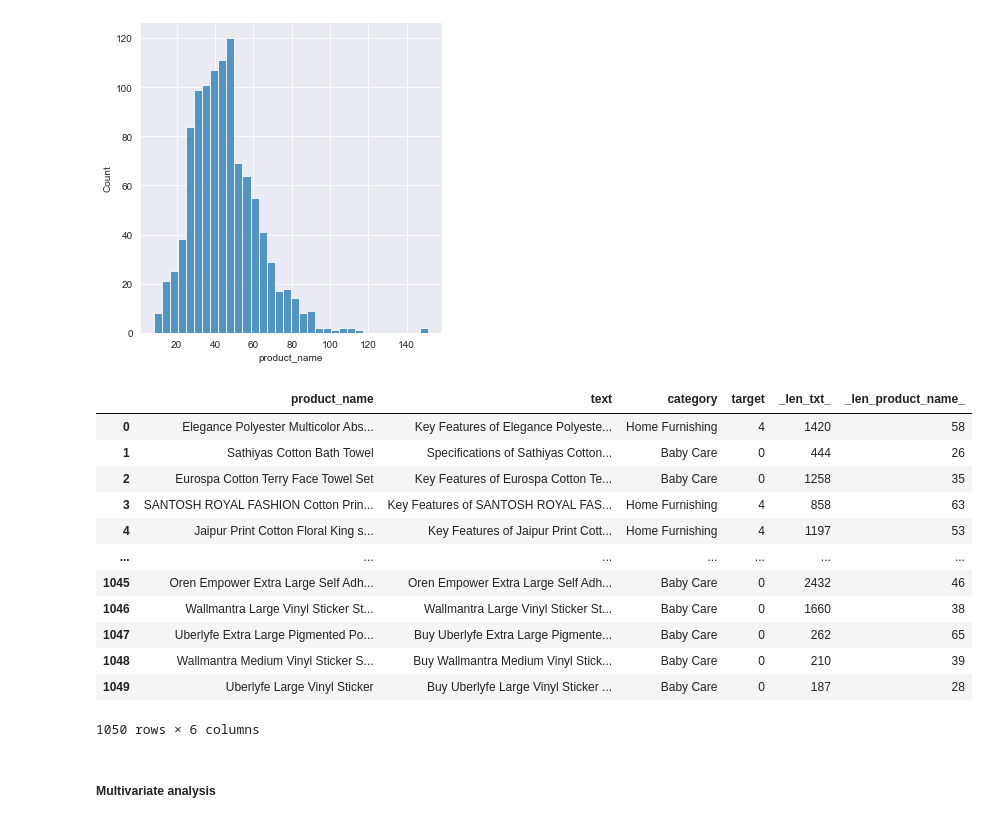
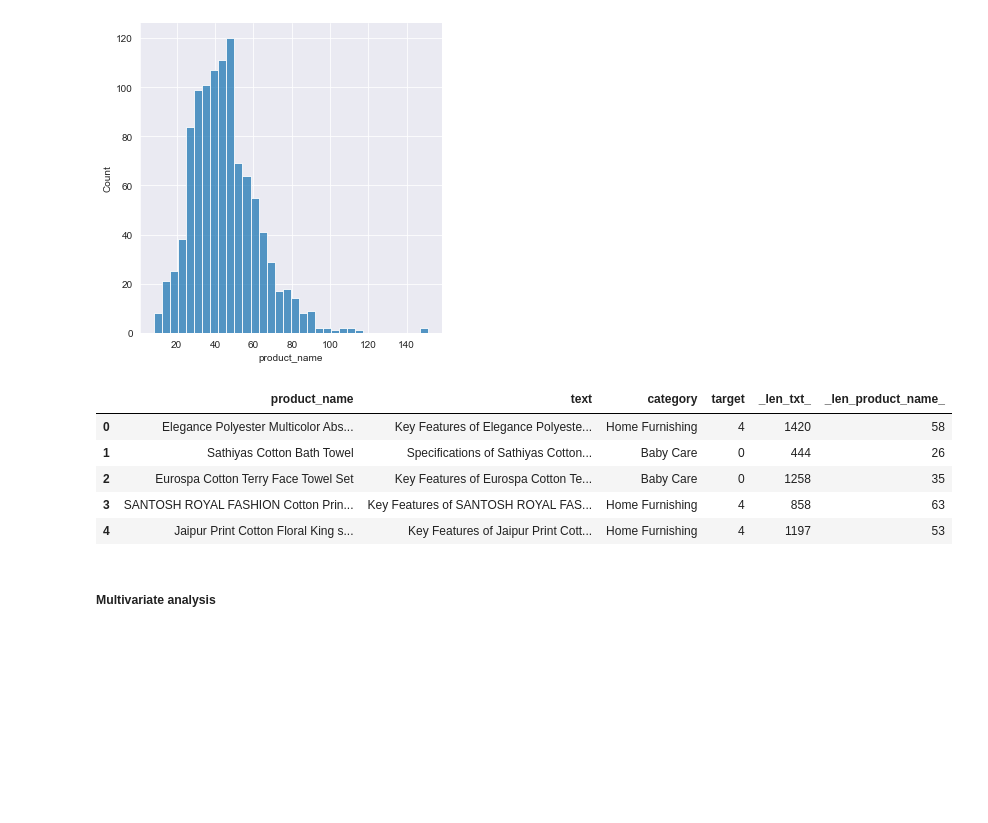
Before and after one commit to oumeima-elgharbi/P6_Data_Science_OpenClassrooms, a Jupyter notebook: P6_02_preprocess_NLP.ipynb, the cells around one changed output. Saved outputs shown, nothing was run; the diff lists cells and outputs as text; code cells hidden in the pictures; blank space fills up the shorter version.

```diff
--- a/P6_02_preprocess_NLP.ipynb
+++ b/P6_02_preprocess_NLP.ipynb
@@ -208,21 +195,14 @@ sns.displot(tmp)
 <seaborn.axisgrid.FacetGrid at 0x...>
 [figure]
 # %%
-data_text
+data_text.head()
 # %% [output]
 |  | product_name | text | category | target | _len_txt_ | _len_product_name_ |
 | 0 | Elegance Polyester Multicolor Abs... | Key Features of Elegance Polyeste... | Home Furnishing | 4 | 1420 | 58 |
 | 1 | Sathiyas Cotton Bath Towel | Specifications of Sathiyas Cotton... | Baby Care | 0 | 444 | 26 |
 | 2 | Eurospa Cotton Terry Face Towel Set | Key Features of Eurospa Cotton Te... | Baby Care | 0 | 1258 | 35 |
 | 3 | SANTOSH ROYAL FASHION Cotton Prin... | Key Features of SANTOSH ROYAL FAS... | Home Furnishing | 4 | 858 | 63 |
 | 4 | Jaipur Print Cotton Floral King s... | Key Features of Jaipur Print Cott... | Home Furnishing | 4 | 1197 | 53 |
-| ... | ... | ... | ... | ... | ... | ... |
-| 1045 | Oren Empower Extra Large Self Adh... | Oren Empower Extra Large Self Adh... | Baby Care | 0 | 2432 | 46 |
-| 1046 | Wallmantra Large Vinyl Sticker St... | Wallmantra Large Vinyl Sticker St... | Baby Care | 0 | 1660 | 38 |
-| 1047 | Uberlyfe Extra Large Pigmented Po... | Buy Uberlyfe Extra Large Pigmente... | Baby Care | 0 | 262 | 65 |
-| 1048 | Wallmantra Medium Vinyl Sticker S... | Buy Wallmantra Medium Vinyl Stick... | Baby Care | 0 | 210 | 39 |
-| 1049 | Uberlyfe Large Vinyl Sticker | Buy Uberlyfe Large Vinyl Sticker ... | Baby Care | 0 | 187 | 28 |
-1050 rows × 6 columns
 # %% [markdown]
 ##### Multivariate analysis
 # %%
```
Also changed, not shown: parts of 70 cells of this notebook, 1 other file.
